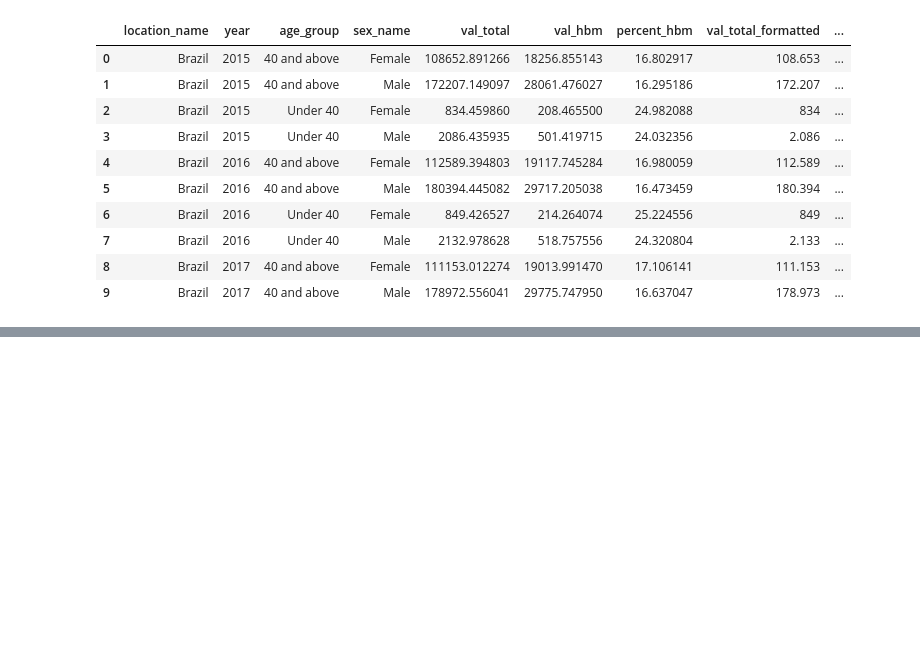
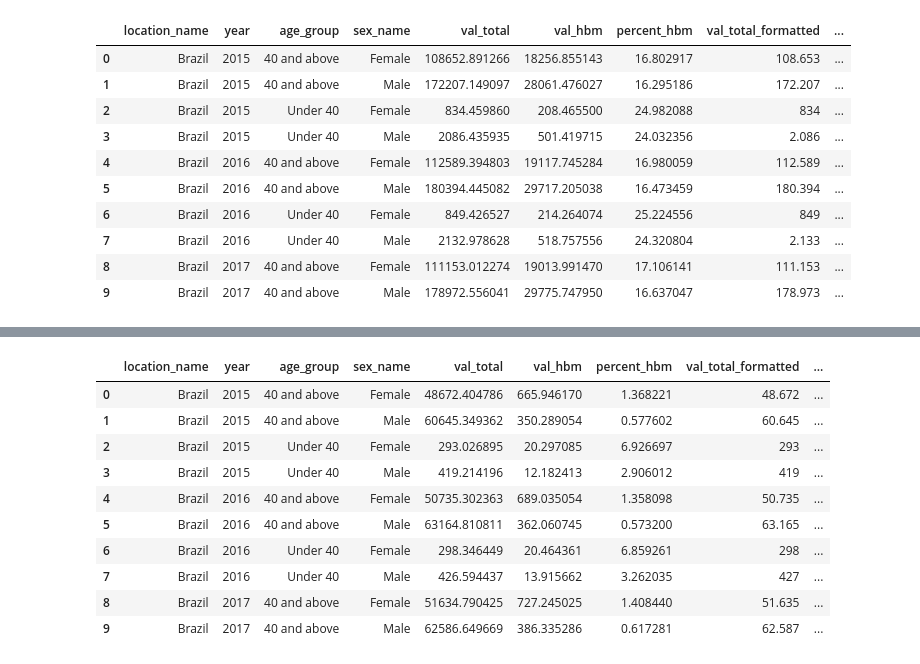
Before and after one commit to brunoramos321/Obesity_impact_analysis, a Jupyter notebook: Merging_Datasets.ipynb, the cells around one changed output, grey strips where cells are left out. Saved outputs shown, nothing was run; the diff lists cells and outputs as text; code cells hidden in the pictures; blank space fills up the shorter version.

```diff
--- a/Merging_Datasets.ipynb
+++ b/Merging_Datasets.ipynb
@@ -371,0 +445,36 @@ df.head(10)
+# %%
+df_stroke_merged = pd.read_csv("stroke_merged_clean.csv")
+# %%
+# Get the 2015 baseline per location + age + sex
+baseline_2015 = df_stroke_merged[df_stroke_merged['year'] == 2015][[
+    'location_name', 'age_group', 'sex_name', 'percent_hbm'
+]]
+baseline_2015 = baseline_2015.rename(columns={'percent_hbm': 'percent_hbm_2015'})
+
+# Merge back into the main dataframe
+df_stroke_merged = df_stroke_merged.merge(
+    baseline_2015, on=['location_name', 'age_group', 'sex_name'], how='left'
+)
+
+# Calculate percent change
+df_stroke_merged['percent_change_from_2015'] = (
+    (df_stroke_merged['percent_hbm'] - df_stroke_merged['percent_hbm_2015']) /
+    df_stroke_merged['percent_hbm_2015']
+) * 100
+
+# Overwrite the original file
+df_stroke_merged.to_csv("stroke_merged_clean.csv", index=False)
+# %%
+df_stroke_merged.head(10)
+# %% [output]
+|  | location_name | year | age_group | sex_name | val_total | val_hbm | percent_hbm | val_total_formatted | ... |
+| 0 | Brazil | 2015 | 40 and above | Female | 48672.404786 | 665.946170 | 1.368221 | 48.672 | ... |
+| 1 | Brazil | 2015 | 40 and above | Male | 60645.349362 | 350.289054 | 0.577602 | 60.645 | ... |
+| 2 | Brazil | 2015 | Under 40 | Female | 293.026895 | 20.297085 | 6.926697 | 293 | ... |
+| 3 | Brazil | 2015 | Under 40 | Male | 419.214196 | 12.182413 | 2.906012 | 419 | ... |
+| 4 | Brazil | 2016 | 40 and above | Female | 50735.302363 | 689.035054 | 1.358098 | 50.735 | ... |
+| 5 | Brazil | 2016 | 40 and above | Male | 63164.810811 | 362.060745 | 0.573200 | 63.165 | ... |
+| 6 | Brazil | 2016 | Under 40 | Female | 298.346449 | 20.464361 | 6.859261 | 298 | ... |
+| 7 | Brazil | 2016 | Under 40 | Male | 426.594437 | 13.915662 | 3.262035 | 427 | ... |
+| 8 | Brazil | 2017 | 40 and above | Female | 51634.790425 | 727.245025 | 1.408440 | 51.635 | ... |
+| 9 | Brazil | 2017 | 40 and above | Male | 62586.649669 | 386.335286 | 0.617281 | 62.587 | ... |
```
Also changed, not shown: parts of 31 cells of this notebook, 2 other files.
